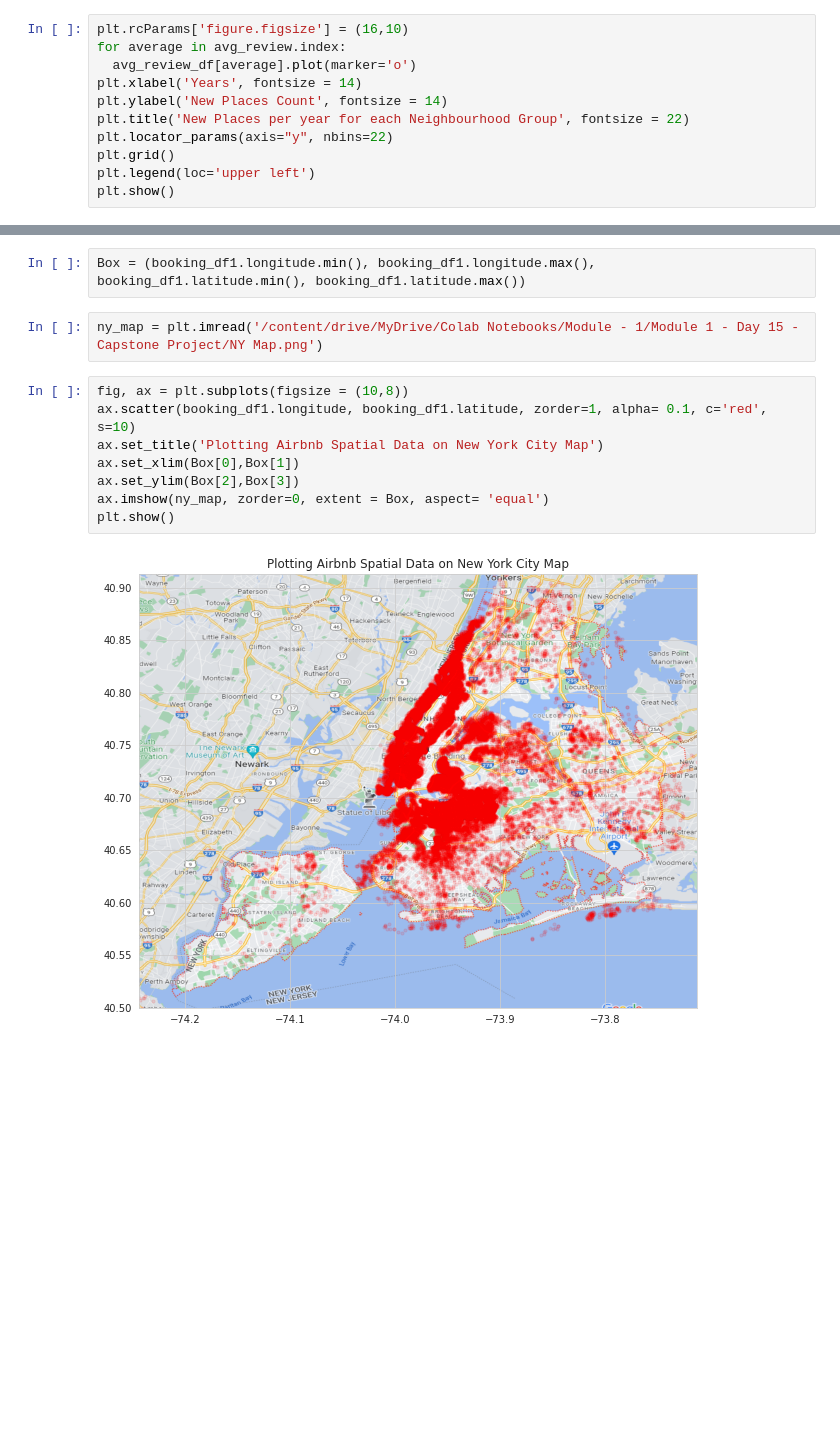
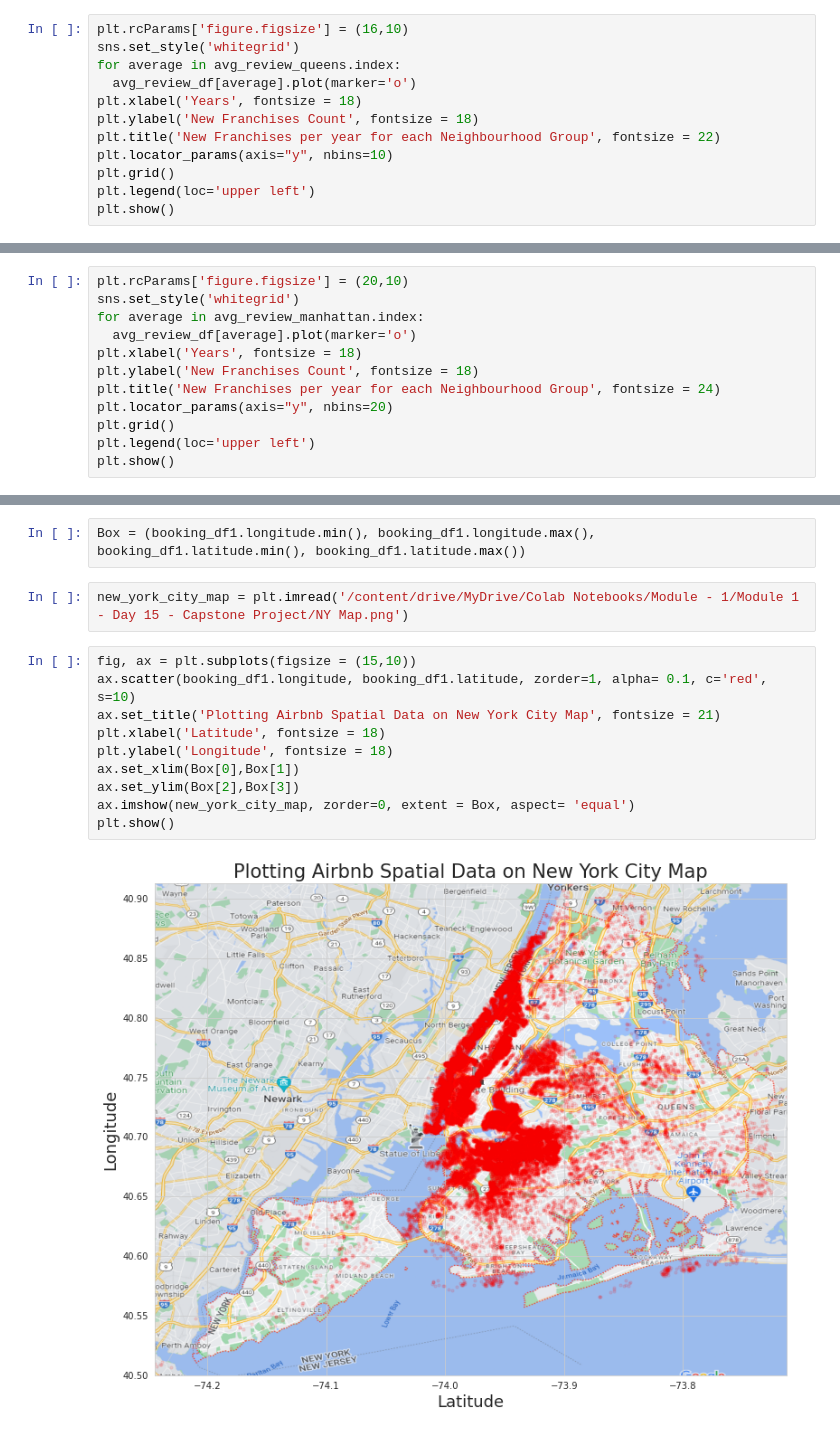
Before and after one commit to soopertramp/Capstone-1-Submission, a Jupyter notebook: AirBnb Bookings Analysis.ipynb, the cells around one changed output, grey strips where cells are left out. Cells and saved outputs as stored; diff of their text form; blank space fills up the shorter version.

```diff
--- a/AirBnb Bookings Analysis.ipynb
+++ b/AirBnb Bookings Analysis.ipynb
@@ -624,12 +627,13 @@ Elmhurst               318.89
 dtype: float64
 # %%
 plt.rcParams['figure.figsize'] = (16,10)
-for average in avg_review.index:
+sns.set_style('whitegrid')
+for average in avg_review_queens.index:
   avg_review_df[average].plot(marker='o')
-plt.xlabel('Years', fontsize = 14)
-plt.ylabel('New Places Count', fontsize = 14)
-plt.title('New Places per year for each Neighbourhood Group', fontsize = 22)
-plt.locator_params(axis="y", nbins=22)
+plt.xlabel('Years', fontsize = 18)
+plt.ylabel('New Franchises Count', fontsize = 18)
+plt.title('New Franchises per year for each Neighbourhood Group', fontsize = 22)
+plt.locator_params(axis="y", nbins=10)
 plt.grid()
 plt.legend(loc='upper left')
 plt.show()
@@ -662,0 +728,12 @@ So, Hosts with property listing over these neighbourhood is more likely to have
+# %%
+plt.rcParams['figure.figsize'] = (20,10)
+sns.set_style('whitegrid')
+for average in avg_review_manhattan.index:
+  avg_review_df[average].plot(marker='o')
+plt.xlabel('Years', fontsize = 18)
+plt.ylabel('New Franchises Count', fontsize = 18)
+plt.title('New Franchises per year for each Neighbourhood Group', fontsize = 24)
+plt.locator_params(axis="y", nbins=20)
+plt.grid()
+plt.legend(loc='upper left')
+plt.show()
@@ -663,14 +768,16 @@ So, Hosts with property listing over these neighbourhood is more likely to have
 # %%
 Box = (booking_df1.longitude.min(), booking_df1.longitude.max(), booking_df1.latitude.min(), booking_df1.latitude.max())
 # %%
-ny_map = plt.imread('/content/drive/MyDrive/Colab Notebooks/Module - 1/Module 1 - Day 15 - Capstone Project/NY Map.png')
+new_york_city_map = plt.imread('/content/drive/MyDrive/Colab Notebooks/Module - 1/Module 1 - Day 15 - Capstone Project/NY Map.png')
 # %%
-fig, ax = plt.subplots(figsize = (10,8))
+fig, ax = plt.subplots(figsize = (15,10))
 ax.scatter(booking_df1.longitude, booking_df1.latitude, zorder=1, alpha= 0.1, c='red', s=10)
-ax.set_title('Plotting Airbnb Spatial Data on New York City Map')
+ax.set_title('Plotting Airbnb Spatial Data on New York City Map', fontsize = 21)
+plt.xlabel('Latitude', fontsize = 18)
+plt.ylabel('Longitude', fontsize = 18)
 ax.set_xlim(Box[0],Box[1])
 ax.set_ylim(Box[2],Box[3])
-ax.imshow(ny_map, zorder=0, extent = Box, aspect= 'equal')
+ax.imshow(new_york_city_map, zorder=0, extent = Box, aspect= 'equal')
 plt.show()
 # %% [output]
-[figure, old version]
+[figure, new version]
```
Also changed, not shown: parts of 29 cells of this notebook.
